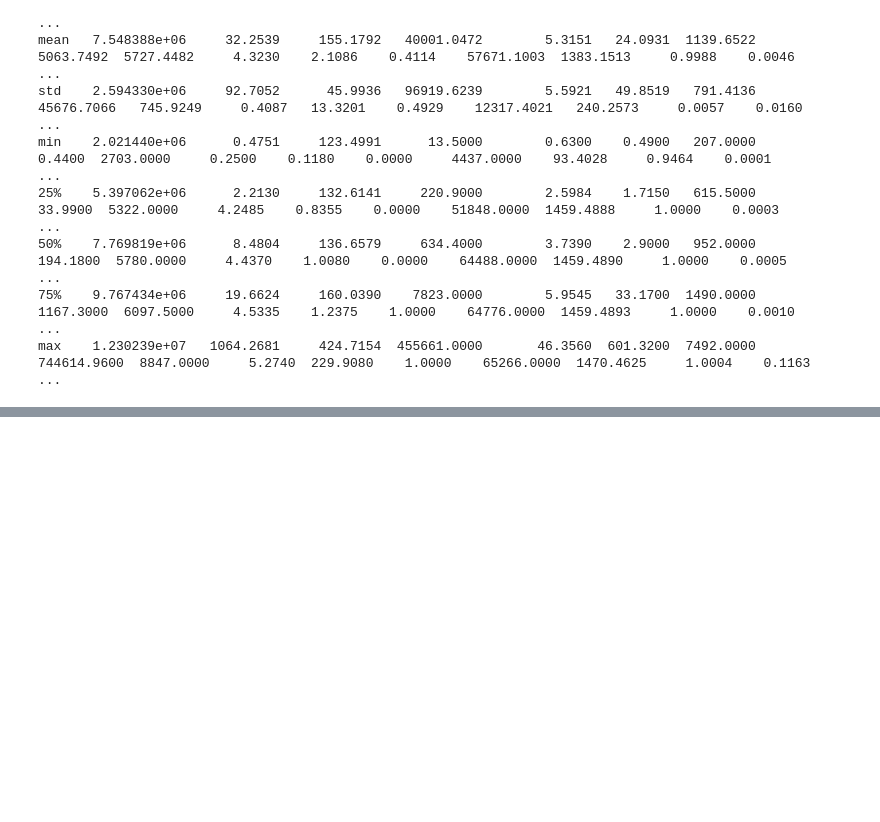
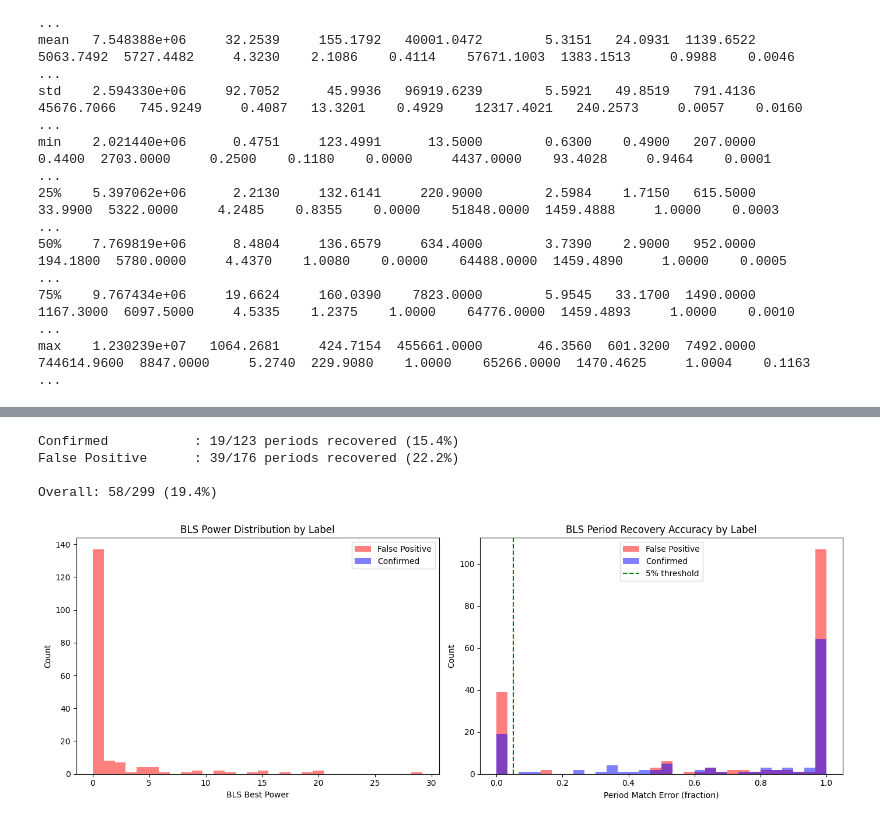
Before and after one commit to hassan310120/MSc-Final-Project, a Jupyter notebook: Kepler.ipynb, the cells around one changed output, grey strips where cells are left out. Cells and saved outputs as stored; diff of their text form; code cells hidden in the pictures; blank space fills up the shorter version.

```diff
--- a/Kepler.ipynb
+++ b/Kepler.ipynb
@@ -573,0 +790,49 @@ max    1.230239e+07   1064.2681     424.7154  455661.0000       46.3560  601.320
+# %%
+# Load BLS features and merge
+df_bls = pd.read_csv('/content/drive/MyDrive/kepler_project_final/data/bls_features.csv')
+df_with_bls = df.merge(df_bls, on='kepid', how='inner')
+df_combined.to_csv('/content/drive/MyDrive/kepler_project_final/data/dataset_with_bls.csv', index=False)
+
+# Recovery rate by label
+for label, name in [(1, 'Confirmed'), (0, 'False Positive')]:
+    subset = df_with_bls[df_with_bls['label'] == label]
+    rate = subset['period_recovered'].mean() * 100
+    total = len(subset)
+    recovered = subset['period_recovered'].sum()
+    print(f"{name:20s}: {recovered:.0f}/{total} periods recovered ({rate:.1f}%)")
+
+print(f"\nOverall: {df_with_bls['period_recovered'].sum():.0f}/{len(df_with_bls)} ({df_with_bls['period_recovered'].mean()*100:.1f}%)")
+
+# BLS power distribution by label
+fig, axes = plt.subplots(1, 2, figsize=(14, 5))
+
+for label, color, name in [(0, 'red', 'False Positive'), (1, 'blue', 'Confirmed')]:
+    subset = df_with_bls[df_with_bls['label'] == label]
+    axes[0].hist(subset['bls_best_power'], bins=30, alpha=0.5, color=color, label=name)
+
+axes[0].set_xlabel('BLS Best Power')
+axes[0].set_ylabel('Count')
+axes[0].set_title('BLS Power Distribution by Label')
+axes[0].legend()
+
+# Period match accuracy by label
+for label, color, name in [(0, 'red', 'False Positive'), (1, 'blue', 'Confirmed')]:
+    subset = df_with_bls[df_with_bls['label'] == label]
+    match = subset['bls_period_match'].clip(upper=1)  # cap at 100% error
+    axes[1].hist(match, bins=30, alpha=0.5, color=color, label=name)
+
+axes[1].set_xlabel('Period Match Error (fraction)')
+axes[1].set_ylabel('Count')
+axes[1].set_title('BLS Period Recovery Accuracy by Label')
+axes[1].axvline(0.05, color='green', linestyle='--', label='5% threshold')
+axes[1].legend()
+
+plt.tight_layout()
+plt.savefig('/content/drive/MyDrive/kepler_project/figures/bls_analysis.png', dpi=150)
+plt.show()
+# %% [output]
+Confirmed           : 19/123 periods recovered (15.4%)
+False Positive      : 39/176 periods recovered (22.2%)
+
+Overall: 58/299 (19.4%)
+[figure, added]
```
Also changed, not shown: parts of 11 cells of this notebook.
